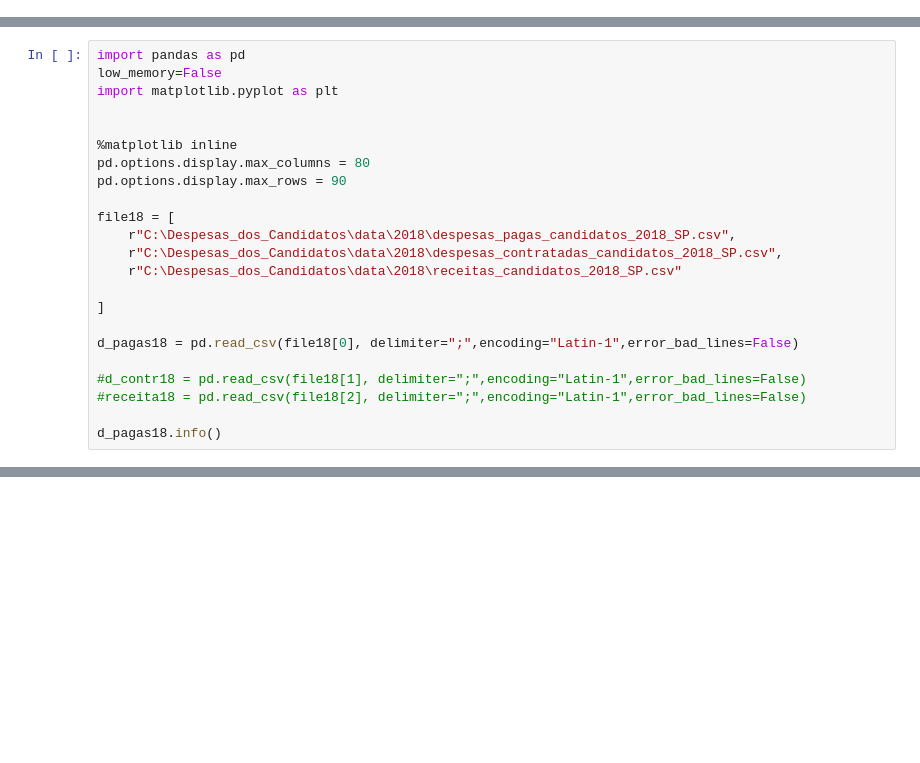
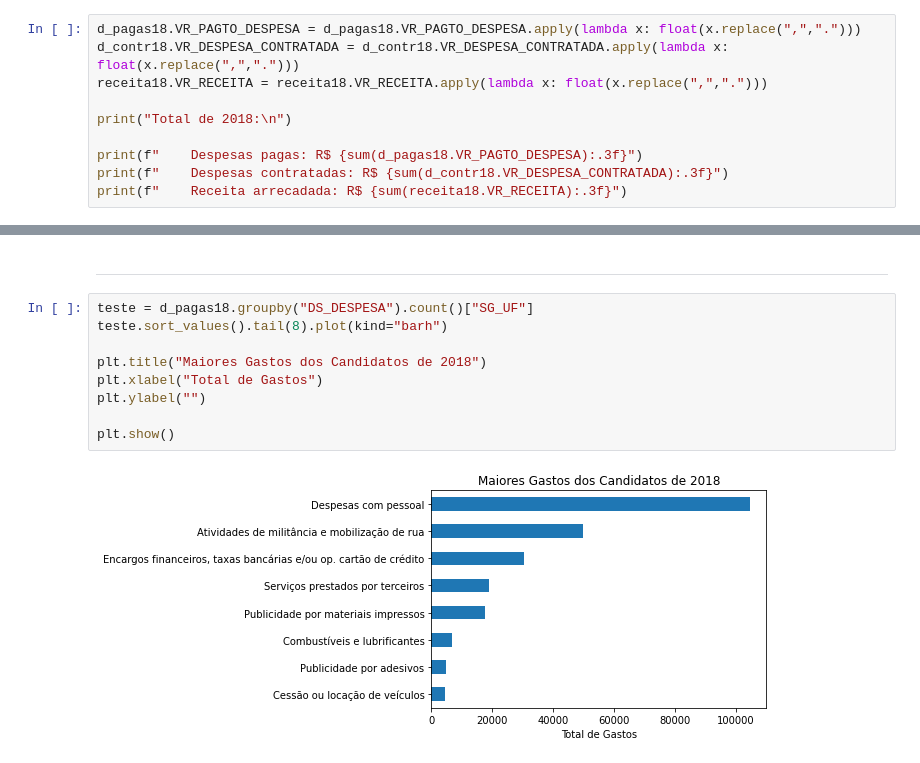
Before and after one commit to Leo0256/Despesas_dos_Candidatos, a Jupyter notebook: Despesas e Receita Eleitoral - SP.ipynb, the cells around one changed output, grey strips where cells are left out. Saved outputs shown, nothing was run; the diff lists cells and outputs as text; blank space fills up the shorter version.

```diff
--- a/Despesas e Receita Eleitoral - SP.ipynb
+++ b/Despesas e Receita Eleitoral - SP.ipynb
@@ -3,0 +55,10 @@
+# %%
+d_pagas18.VR_PAGTO_DESPESA = d_pagas18.VR_PAGTO_DESPESA.apply(lambda x: float(x.replace(",",".")))
+d_contr18.VR_DESPESA_CONTRATADA = d_contr18.VR_DESPESA_CONTRATADA.apply(lambda x: float(x.replace(",",".")))
+receita18.VR_RECEITA = receita18.VR_RECEITA.apply(lambda x: float(x.replace(",",".")))
+
+print("Total de 2018:\n")
+
+print(f"    Despesas pagas: R$ {sum(d_pagas18.VR_PAGTO_DESPESA):.3f}")
+print(f"    Despesas contratadas: R$ {sum(d_contr18.VR_DESPESA_CONTRATADA):.3f}")
+print(f"    Receita arrecadada: R$ {sum(receita18.VR_RECEITA):.3f}")
@@ -6,23 +88,0 @@
-# %%
-import pandas as pd
-low_memory=False
-import matplotlib.pyplot as plt
-
-
-%matplotlib inline
-pd.options.display.max_columns = 80
-pd.options.display.max_rows = 90
-
-file18 = [
-    r"C:\Despesas_dos_Candidatos\data\2018\despesas_pagas_candidatos_2018_SP.csv",
-    r"C:\Despesas_dos_Candidatos\data\2018\despesas_contratadas_candidatos_2018_SP.csv",
-    r"C:\Despesas_dos_Candidatos\data\2018\receitas_candidatos_2018_SP.csv"
-
-]
-
-d_pagas18 = pd.read_csv(file18[0], delimiter=";",encoding="Latin-1",error_bad_lines=False)
-
-#d_contr18 = pd.read_csv(file18[1], delimiter=";",encoding="Latin-1",error_bad_lines=False)
-#receita18 = pd.read_csv(file18[2], delimiter=";",encoding="Latin-1",error_bad_lines=False)
-
-d_pagas18.info()
@@ -95,0 +110,13 @@ Name: 0, dtype: object
+# %% [markdown]
+---
+# %%
+teste = d_pagas18.groupby("DS_DESPESA").count()["SG_UF"]
+teste.sort_values().tail(8).plot(kind="barh")
+
+plt.title("Maiores Gastos dos Candidatos de 2018")
+plt.xlabel("Total de Gastos")
+plt.ylabel("")
+
+plt.show()
+# %% [output]
+[figure, added]
```
Also changed, not shown: parts of 28 cells of this notebook.
